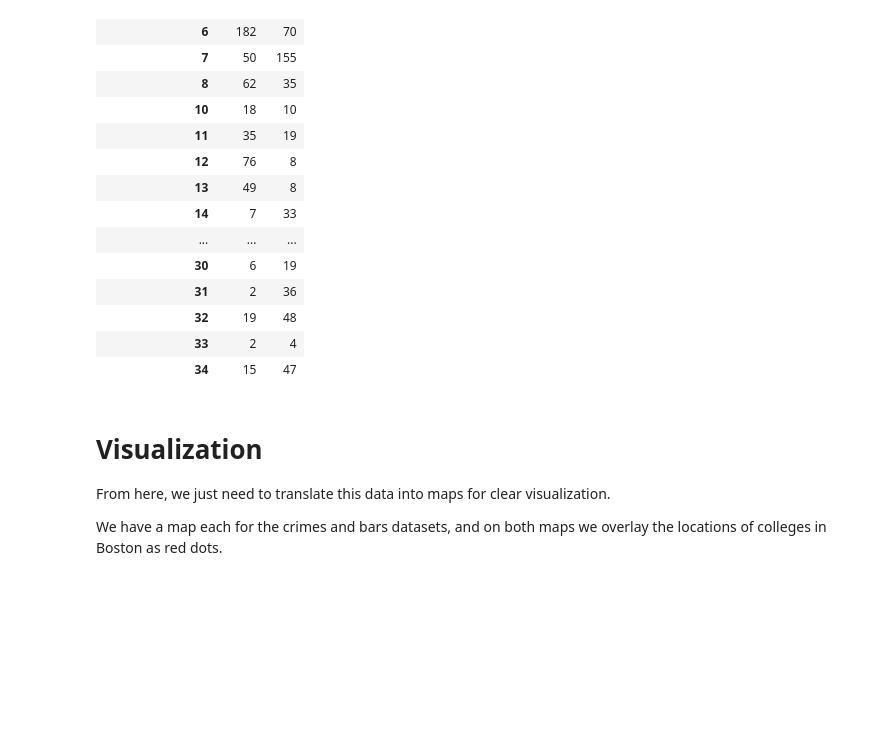
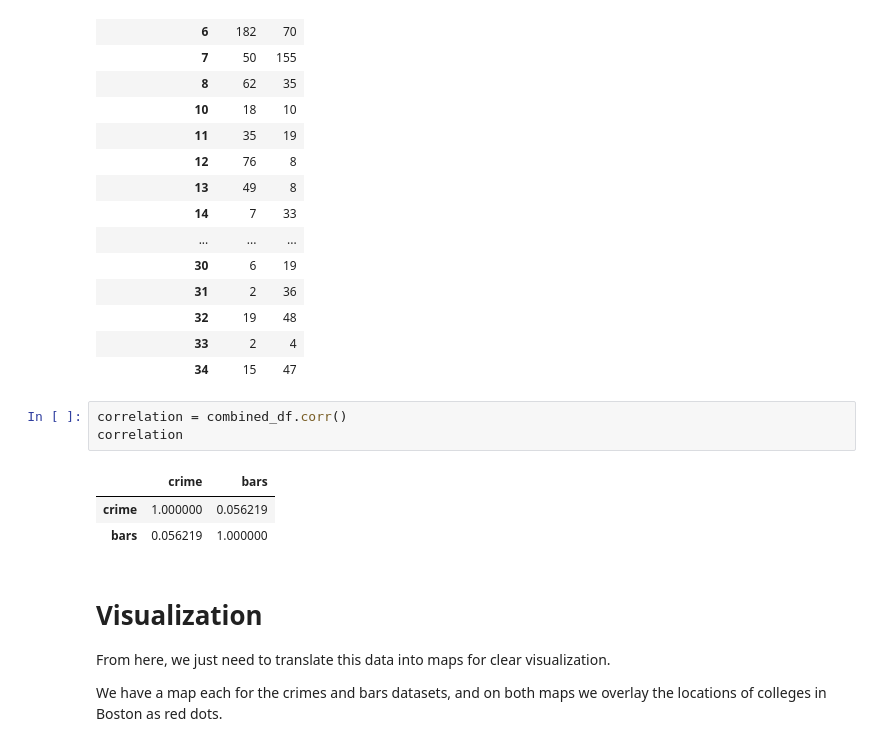
Before and after one commit to pickdani/Bostonography-Final, a Jupyter notebook: data-manipulation.ipynb, the cells around one changed output. Saved outputs shown, nothing was run; the diff lists cells and outputs as text; blank space fills up the shorter version.

Commit message:
yuh correlation

```diff
--- a/data-manipulation.ipynb
+++ b/data-manipulation.ipynb
@@ -207,6 +207,13 @@ combined_df
 | 32 | 19 | 48 |
 | 33 | 2 | 4 |
 | 34 | 15 | 47 |
+# %%
+correlation = combined_df.corr()
+correlation
+# %% [output]
+|  | crime | bars |
+| crime | 1.000000 | 0.056219 |
+| bars | 0.056219 | 1.000000 |
 # %% [markdown]
 # Visualization
 
```
